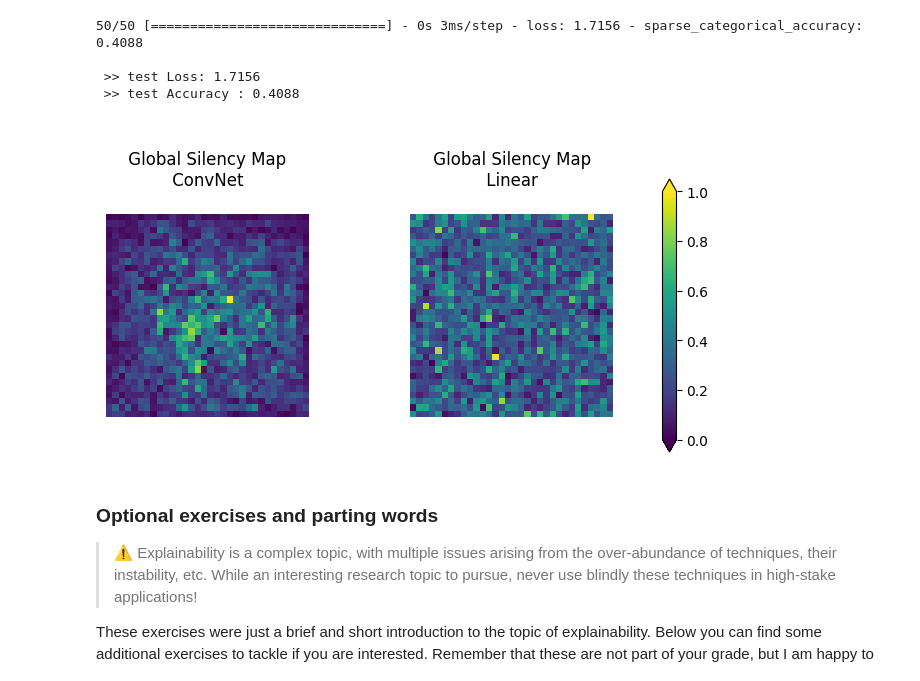
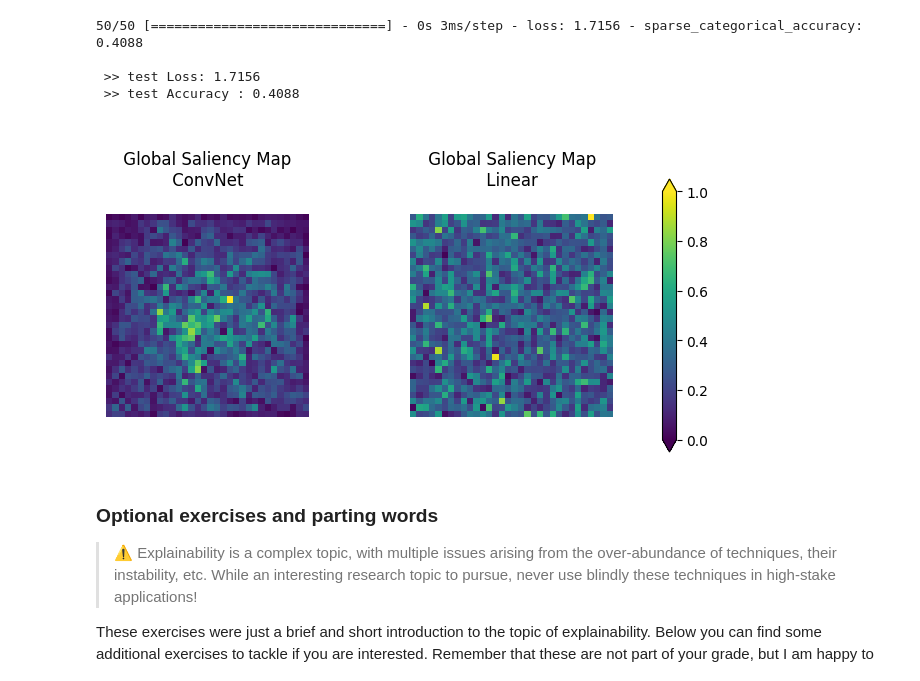
Before and after one commit to LM1997610/NeuralNetworks, a Jupyter notebook: notebook8f87093507 (2).ipynb, the cells around one changed output. Cells and saved outputs as stored; diff of their text form; code cells hidden in the pictures.

```diff
--- a/notebook8f87093507 (2).ipynb
+++ b/notebook8f87093507 (2).ipynb
@@ -436,32 +436,32 @@ print(f" >> test Accuracy : {round(test_acc_linear, 4)}")
 # %%
 w = linear_model.get_weights()[0]
 
 w = tf.reshape(w, (10, 32, 32, 3))
 
 mean_w = tf.reduce_mean(w, axis=0)
 w_abs = tf.math.abs(mean_w)
-w_max_ = np.max(w_abs, axis=2)
+w_max = np.max(w_abs, axis=2)
 
 ## normalize to range between 0 and 1
-arr_min, arr_max  = np.min(w_max_), np.max(w_max_)
-linear_map = (w_max_ - arr_min) / (arr_max - arr_min + 1e-18)
+arr_min, arr_max  = np.min(w_max), np.max(w_max)
+linear_map = (w_max - arr_min) / (arr_max - arr_min + 1e-18)
 
 fig, ax = plt.subplots(1, 2, figsize=(7, 7))
 
 ax[0].imshow(global_map, aspect="equal")
 im = ax[1].imshow(linear_map, aspect="equal")
 
-ax[0].set_title("\n Global Silency Map \n ConvNet \n")
-ax[1].set_title("\n Global Silency Map \n Linear \n")
+ax[0].set_title("\n Global Saliency Map \n ConvNet \n")
+ax[1].set_title("\n Global Saliency Map \n Linear \n")
 ax[0].axis('off'); ax[1].axis('off')
 
 cax = fig.add_axes([0.92, 0.3, 0.02, 0.39])
 fig.colorbar(im, cax, orientation='vertical', extend="both")
 
 plt.subplots_adjust(wspace=0.5, right = 0.85)
 plt.show()
 # %% [output]
-[figure, old version]
+[figure, new version]
 # %% [markdown]
 ### Optional exercises and parting words
 
```
